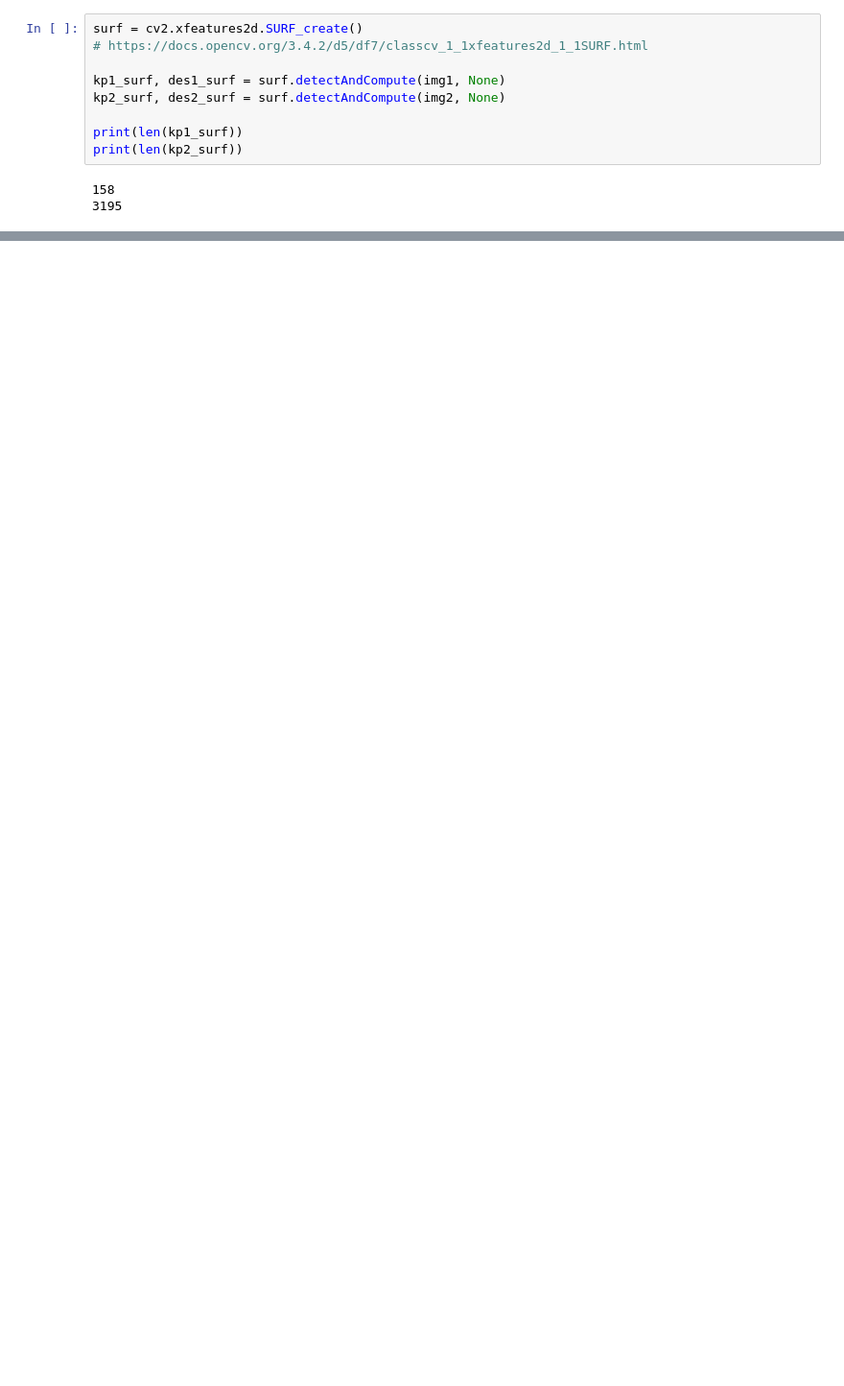
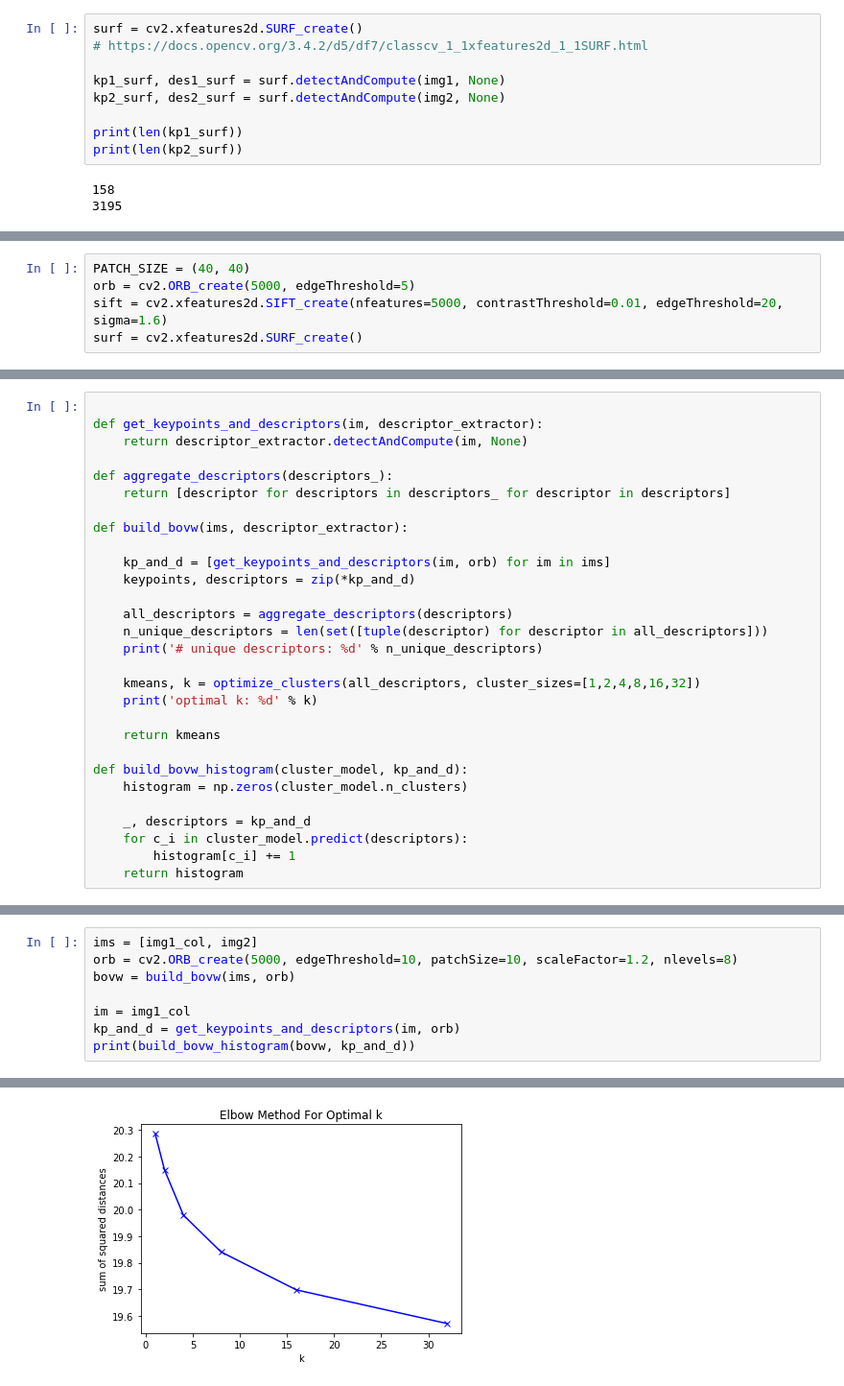
Before and after one commit to josephcappadona/automated-CV-analytics, a Jupyter notebook: src/opencv.ipynb, the cells around one changed output, grey strips where cells are left out. Shown at 96% size. Drawn from its saved outputs; the diff is of its cells as text; blank space fills up the shorter version.

Commit message:
Implemented KMeans clustering for BOVW and SVM for ESS decision model

```diff
--- a/src/opencv.ipynb
+++ b/src/opencv.ipynb
@@ -236,0 +323,5 @@ plt.imshow(cv2.drawKeypoints(img2, kp2_MSER, None, color=(0,255,0), flags=0)); p
+# %%
+PATCH_SIZE = (40, 40)
+orb = cv2.ORB_create(5000, edgeThreshold=5)
+sift = cv2.xfeatures2d.SIFT_create(nfeatures=5000, contrastThreshold=0.01, edgeThreshold=20, sigma=1.6)
+surf = cv2.xfeatures2d.SURF_create()
@@ -236,0 +489,29 @@ plt.imshow(cv2.drawKeypoints(img2, kp2_MSER, None, color=(0,255,0), flags=0)); p
+# %%
+
+def get_keypoints_and_descriptors(im, descriptor_extractor):
+    return descriptor_extractor.detectAndCompute(im, None)
+
+def aggregate_descriptors(descriptors_):
+    return [descriptor for descriptors in descriptors_ for descriptor in descriptors]
+
+def build_bovw(ims, descriptor_extractor):
+
+    kp_and_d = [get_keypoints_and_descriptors(im, orb) for im in ims]
+    keypoints, descriptors = zip(*kp_and_d)
+
+    all_descriptors = aggregate_descriptors(descriptors)
+    n_unique_descriptors = len(set([tuple(descriptor) for descriptor in all_descriptors]))
+    print('# unique descriptors: %d' % n_unique_descriptors)
+
+    kmeans, k = optimize_clusters(all_descriptors, cluster_sizes=[1,2,4,8,16,32])
+    print('optimal k: %d' % k)
+
+    return kmeans
+
+def build_bovw_histogram(cluster_model, kp_and_d):
+    histogram = np.zeros(cluster_model.n_clusters)
+
+    _, descriptors = kp_and_d
+    for c_i in cluster_model.predict(descriptors):
+        histogram[c_i] += 1
+    return histogram
@@ -236,0 +571,9 @@ plt.imshow(cv2.drawKeypoints(img2, kp2_MSER, None, color=(0,255,0), flags=0)); p
+# %%
+ims = [img1_col, img2]
+orb = cv2.ORB_create(5000, edgeThreshold=10, patchSize=10, scaleFactor=1.2, nlevels=8)
+bovw = build_bovw(ims, orb)
+
+im = img1_col
+kp_and_d = get_keypoints_and_descriptors(im, orb)
+print(build_bovw_histogram(bovw, kp_and_d))
+# %% [output]
@@ -236,0 +587 @@ plt.imshow(cv2.drawKeypoints(img2, kp2_MSER, None, color=(0,255,0), flags=0)); p
+[figure, added]
```
Also changed, not shown: parts of 97 cells of this notebook, 4 other files.
